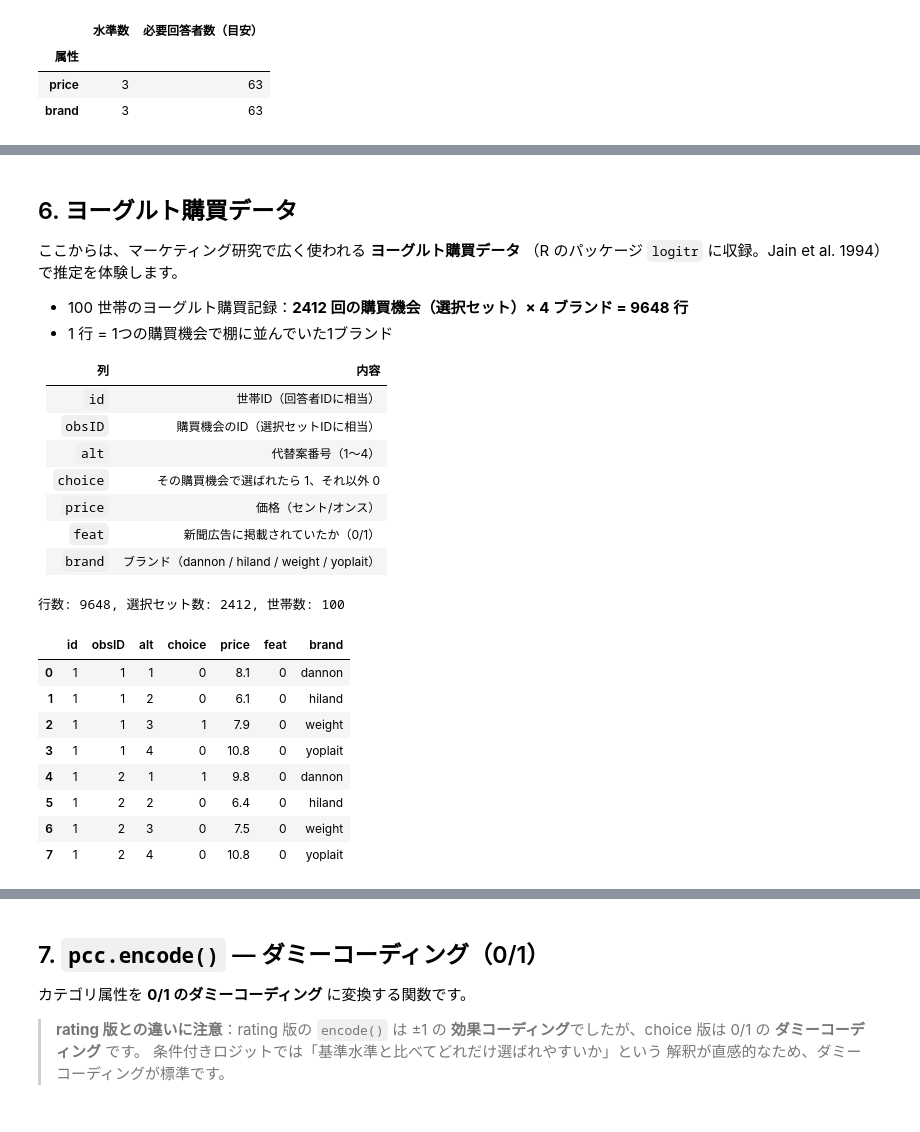
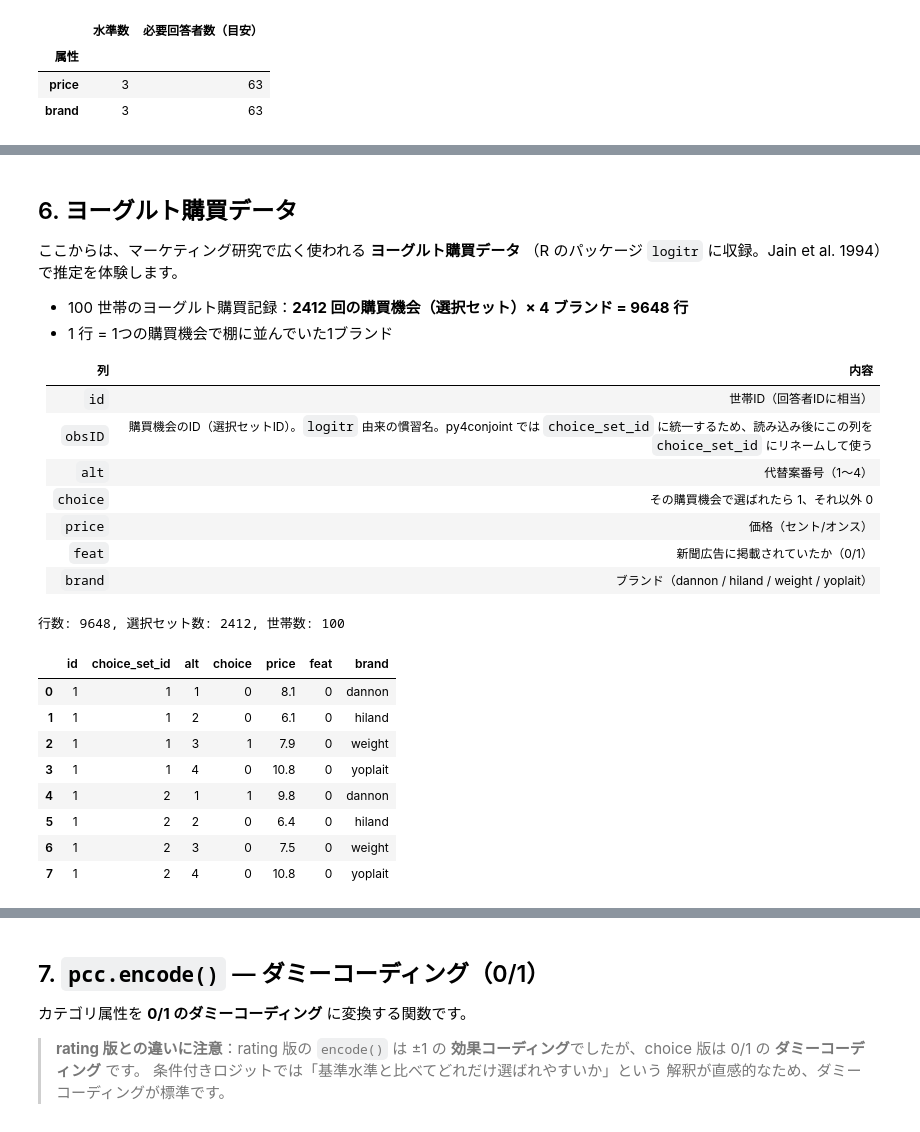
Before and after one commit to Py4Conjoint/py4conjoint, a Jupyter notebook: examples/overview_choice.ipynb, the cells around one changed output, grey strips where cells are left out. Saved outputs shown, nothing was run; the diff lists cells and outputs as text; code cells hidden in the pictures.

```diff
--- a/examples/overview_choice.ipynb
+++ b/examples/overview_choice.ipynb
@@ -244,7 +244,7 @@ df_forms.head(6)
 | 列 | 内容 |
 |----|------|
 | `id` | 世帯ID（回答者IDに相当） |
-| `obsID` | 購買機会のID（選択セットIDに相当） |
+| `obsID` | 購買機会のID（選択セットID）。`logitr` 由来の慣習名。py4conjoint では `choice_set_id` に統一するため、読み込み後にこの列を `choice_set_id` にリネームして使う |
 | `alt` | 代替案番号（1〜4） |
 | `choice` | その購買機会で選ばれたら 1、それ以外 0 |
 | `price` | 価格（セント/オンス） |
@@ -252,11 +252,14 @@ df_forms.head(6)
 | `brand` | ブランド（dannon / hiland / weight / yoplait） |
 # %%
 df = pd.read_csv("../tests/data/yogurt.csv")
-print(f"行数: {len(df)}, 選択セット数: {df['obsID'].nunique()}, 世帯数: {df['id'].nunique()}")
+# yogurt.csv の選択セット列は logitr 慣習名 "obsID"。
+# py4conjoint の公開 API の列名 "choice_set_id" にそろえる。
+df = df.rename(columns={"obsID": "choice_set_id"})
+print(f"行数: {len(df)}, 選択セット数: {df['choice_set_id'].nunique()}, 世帯数: {df['id'].nunique()}")
 df.head(8)  # 最初の2つの購買機会
 # %% [output]
 行数: 9648, 選択セット数: 2412, 世帯数: 100
-|  | id | obsID | alt | choice | price | feat | brand |
+|  | id | choice_set_id | alt | choice | price | feat | brand |
 | 0 | 1 | 1 | 1 | 0 | 8.1 | 0 | dannon |
 | 1 | 1 | 1 | 2 | 0 | 6.1 | 0 | hiland |
 | 2 | 1 | 1 | 3 | 1 | 7.9 | 0 | weight |
```
Also changed, not shown: parts of 10 cells of this notebook, 15 other files.
